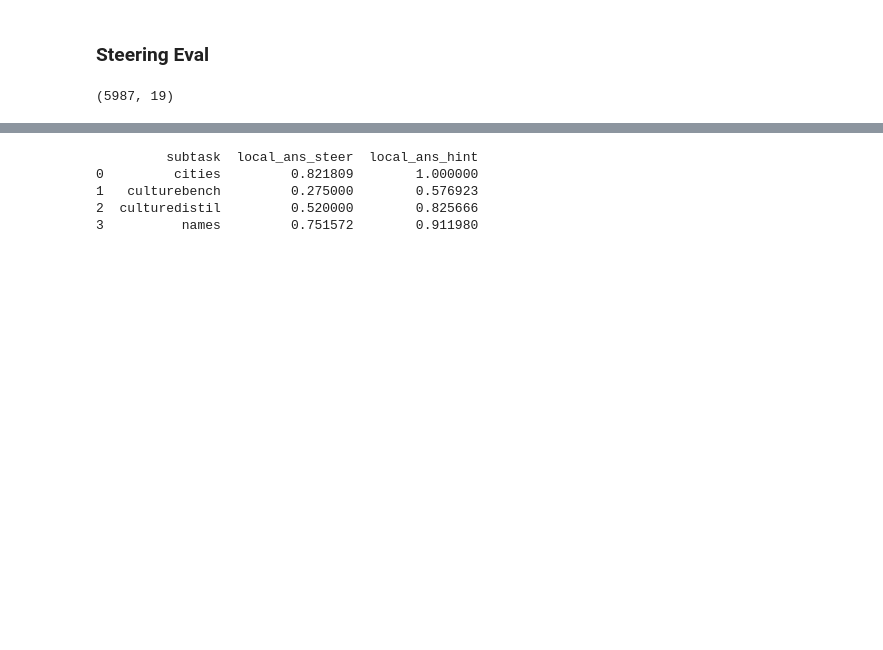
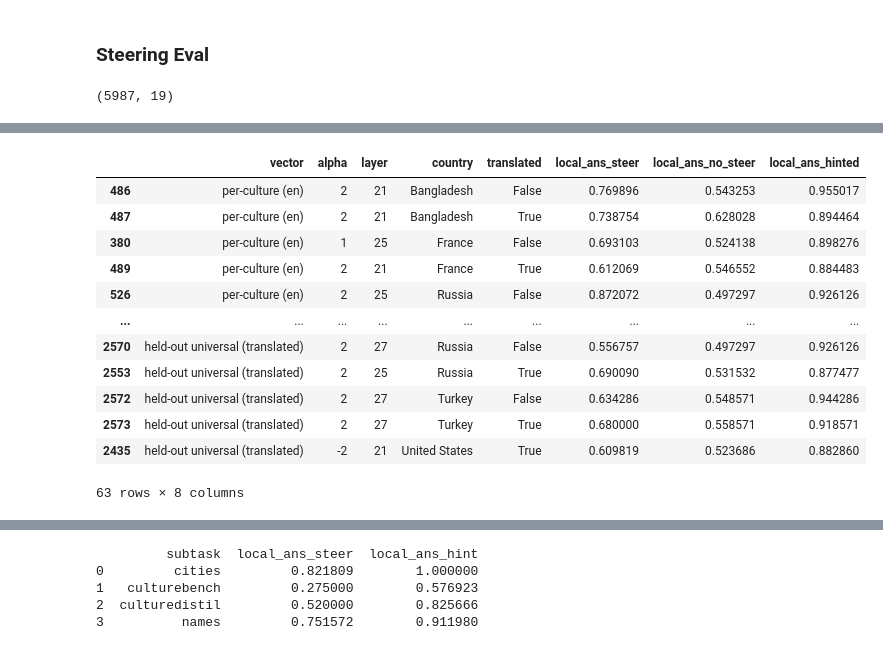
Before and after one commit to BerkeArgin/llm-localization, a Jupyter notebook: contrastive.ipynb, the cells around one changed output, grey strips where cells are left out. Saved outputs shown, nothing was run; the diff lists cells and outputs as text; code cells hidden in the pictures; blank space fills up the shorter version.

```diff
--- a/contrastive.ipynb
+++ b/contrastive.ipynb
@@ -1483,6 +1618,6 @@ en_steer_df["vector"] = "enuniversal"
 trans_steer_df = pd.read_csv("caa/gemma2_9b_it_v3/subset_allcountry_transuniversal_mainlayers.csv")
 trans_steer_df["vector"] = "transuniversal"
 
-steer_df = pd.concat([en_steer_df, trans_steer_df])
+steer_df = pd.concat([steer_df, en_steer_df, trans_steer_df])
 # %%
 en_steer_df = pd.concat([
@@ -2019,0 +1739,36 @@ plt.show()
+# %%
+## per culture vectors
+vectors_to_look = ["enmicro", "transmicro", "names", "enuniversal_loo", "transuniversal_loo", "transuniversal", "enuniversal"]
+
+vector_renaming = {"enmicro": "per-culture (en)",
+                   "transmicro": "per-culture (translated)",
+                   "names": "names (en)",
+                   "enuniversal_loo": "held-out universal (en)",
+                   "transuniversal_loo": "held-out universal (translated)",
+                   "transuniversal": "universal (translated)",
+                   "enuniversal": "universal (en)"}
+
+
+
+disp_df = steer_df.query("vector in @vectors_to_look and alpha<3").merge(hinted[["key", "lang", "local_ans", "west_ans", "no_ans"]], on=["key","lang"], how="inner", suffixes=("", "_hint"))
+best_steering_performance = disp_df.groupby(["vector","alpha","layer", "country", "translated"])[["local_ans","local_ans_base","local_ans_hint"]].mean().reset_index()
+
+best_alpha_layer = best_steering_performance.loc[best_steering_performance.groupby(["vector","country","translated"])["local_ans"].idxmax()]
+
+best_alpha_layer["vector"] = best_alpha_layer["vector"].apply(lambda x: vector_renaming[x])
+best_alpha_layer.rename(columns={"local_ans": "local_ans_steer", "local_ans_base": "local_ans_no_steer", "local_ans_hint": "local_ans_hinted"}, inplace=True)
+best_alpha_layer
+# %% [output]
+|  | vector | alpha | layer | country | translated | local_ans_steer | local_ans_no_steer | local_ans_hinted |
+| 486 | per-culture (en) | 2 | 21 | Bangladesh | False | 0.769896 | 0.543253 | 0.955017 |
+| 487 | per-culture (en) | 2 | 21 | Bangladesh | True | 0.738754 | 0.628028 | 0.894464 |
+| 380 | per-culture (en) | 1 | 25 | France | False | 0.693103 | 0.524138 | 0.898276 |
+| 489 | per-culture (en) | 2 | 21 | France | True | 0.612069 | 0.546552 | 0.884483 |
+| 526 | per-culture (en) | 2 | 25 | Russia | False | 0.872072 | 0.497297 | 0.926126 |
+| ... | ... | ... | ... | ... | ... | ... | ... | ... |
+| 2570 | held-out universal (translated) | 2 | 27 | Russia | False | 0.556757 | 0.497297 | 0.926126 |
+| 2553 | held-out universal (translated) | 2 | 25 | Russia | True | 0.690090 | 0.531532 | 0.877477 |
+| 2572 | held-out universal (translated) | 2 | 27 | Turkey | False | 0.634286 | 0.548571 | 0.944286 |
+| 2573 | held-out universal (translated) | 2 | 27 | Turkey | True | 0.680000 | 0.558571 | 0.918571 |
+| 2435 | held-out universal (translated) | -2 | 21 | United States | True | 0.609819 | 0.523686 | 0.882860 |
+63 rows × 8 columns
```
Also changed, not shown: parts of 123 cells of this notebook, 3 other files.
